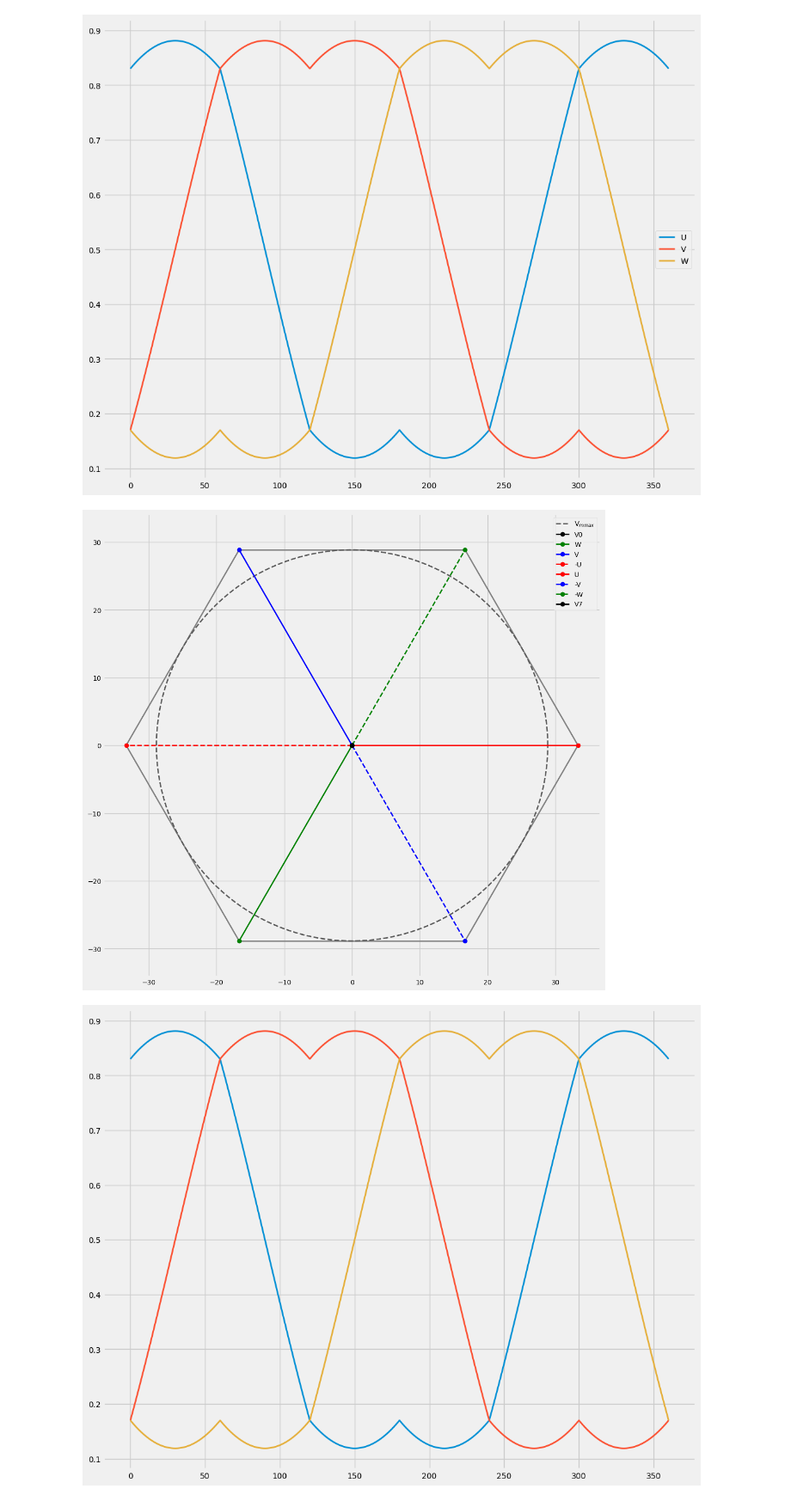
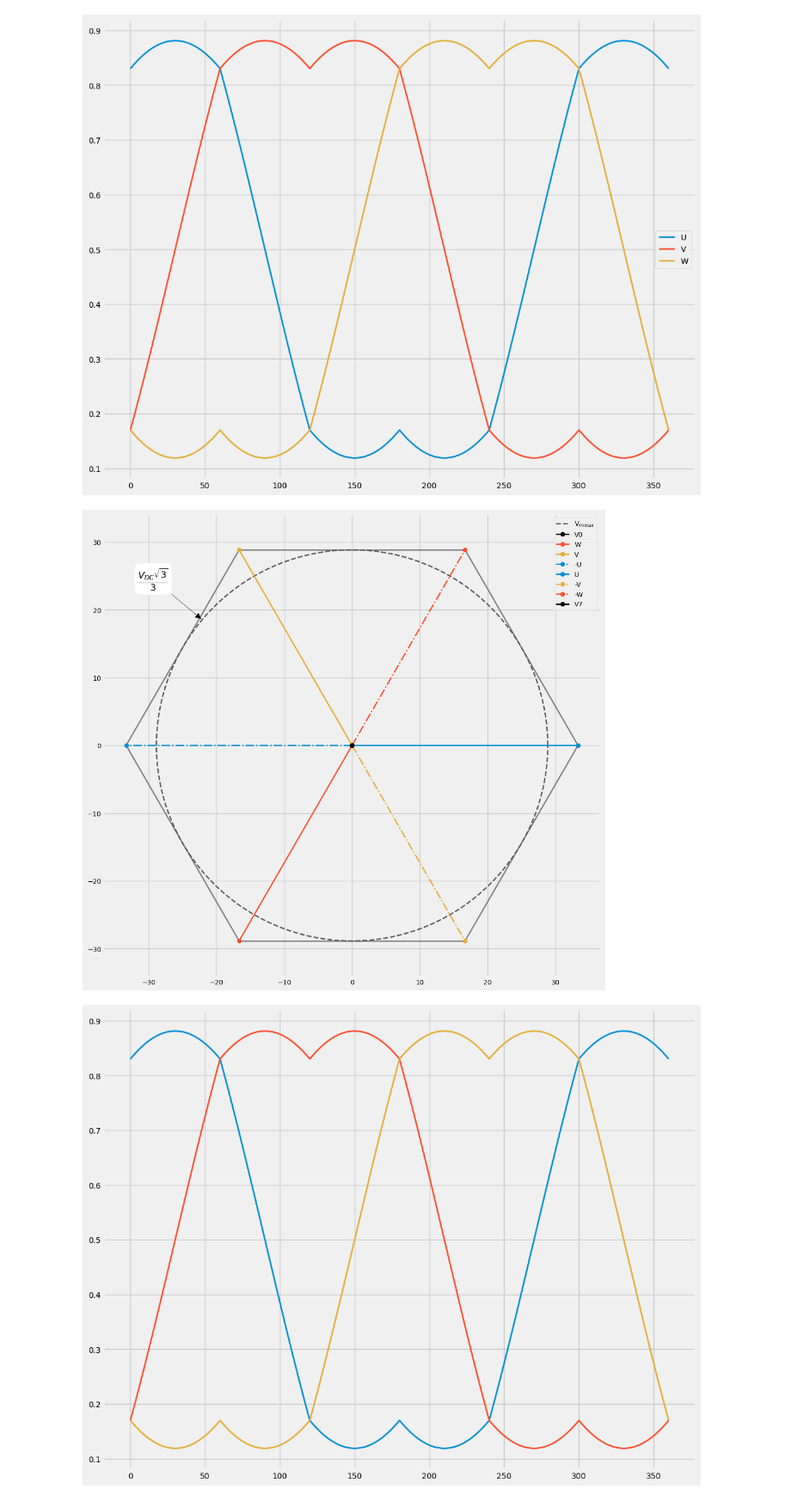
Before and after one commit to gadokrisztian/stm-svpwm, a Jupyter notebook: python/newpythonimplementation.ipynb, the cells around one changed output. Shown: that part at 86% size. Drawn from its saved outputs; the diff is of its cells as text; code cells hidden in the pictures.

Commit message:
media update

```diff
--- a/python/newpythonimplementation.ipynb
+++ b/python/newpythonimplementation.ipynb
@@ -128,26 +156,37 @@ plt.grid('both')
 # %%
 plt.figure(figsize=(12, 12))
 plt.plot([Vi[4][0], Vi[6][0]], [Vi[4][1], Vi[6][1]], color="0.5")
 plt.plot([Vi[6][0], Vi[2][0]], [Vi[6][1], Vi[2][1]], color="0.5")
 plt.plot([Vi[2][0], Vi[3][0]], [Vi[2][1], Vi[3][1]], color="0.5")
 plt.plot([Vi[3][0], Vi[1][0]], [Vi[3][1], Vi[1][1]], color="0.5")
 plt.plot([Vi[1][0], Vi[5][0]], [Vi[1][1], Vi[5][1]], color="0.5")
 plt.plot([Vi[5][0], Vi[4][0]], [Vi[5][1], Vi[4][1]], color="0.5")
 theta = np.linspace(0, 2 * np.pi, 1001)
 plt.plot(Vmmax * np.cos(theta), Vmmax * np.sin(theta), color="0.35", linestyle="--", label=r"V$_{mmax}$")
 
 
-
-colors = ['k', 'g', 'b', 'r', 'r', 'b', 'g', 'k']
-lstyles = ['-','-','-','--','-','--','--','-']
+stylecolors = plt.rcParams['axes.prop_cycle'].by_key()['color']
+colors = ['k', stylecolors[1], stylecolors[2], stylecolors[0], stylecolors[0], stylecolors[2], stylecolors[1], 'k']
+lstyles = ['-','-','-','dashdot','-','dashdot','dashdot','-']
 legends=["V0","W", "V", "-U", "U", "-V", "-W", "V7"]
 for i, vi in enumerate(Vi):
     plt.plot([0, vi[0]], [0, vi[1]], marker='o', c=colors[i], linestyle=lstyles[i], label=legends[i])
 
 plt.legend();
 plt.axis('equal');
+plt.annotate(r"$\frac{V_{DC} \sqrt{3}}{3}$",
+                  xy=(Vmmax*np.cos(np.deg2rad(140)), Vmmax*np.sin(np.deg2rad(140))), xycoords='data',
+                  xytext=(.10, .86), textcoords='axes fraction',
+                  size=20, va="center", ha="center",
+                  bbox=dict(boxstyle="round4", fc="w"),
+                  arrowprops=dict(arrowstyle="-|>",
+                                  color="k",
+                                  fc="k"),
+                  )
+
+plt.savefig("../media/hexagon.png")
 # %% [output]
-[figure, old version]
+[figure, new version]
 # %%
 from svpwm import SVPWM
 
```
Also changed, not shown: parts of 8 cells of this notebook, 1 other file.
